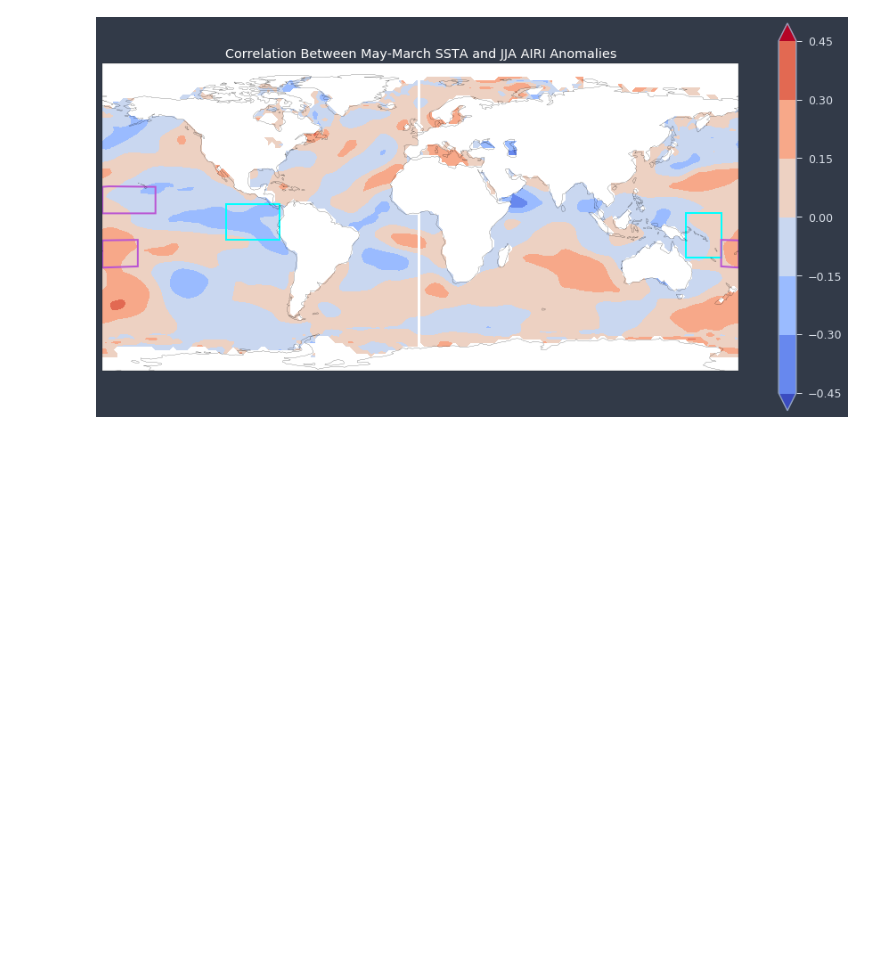
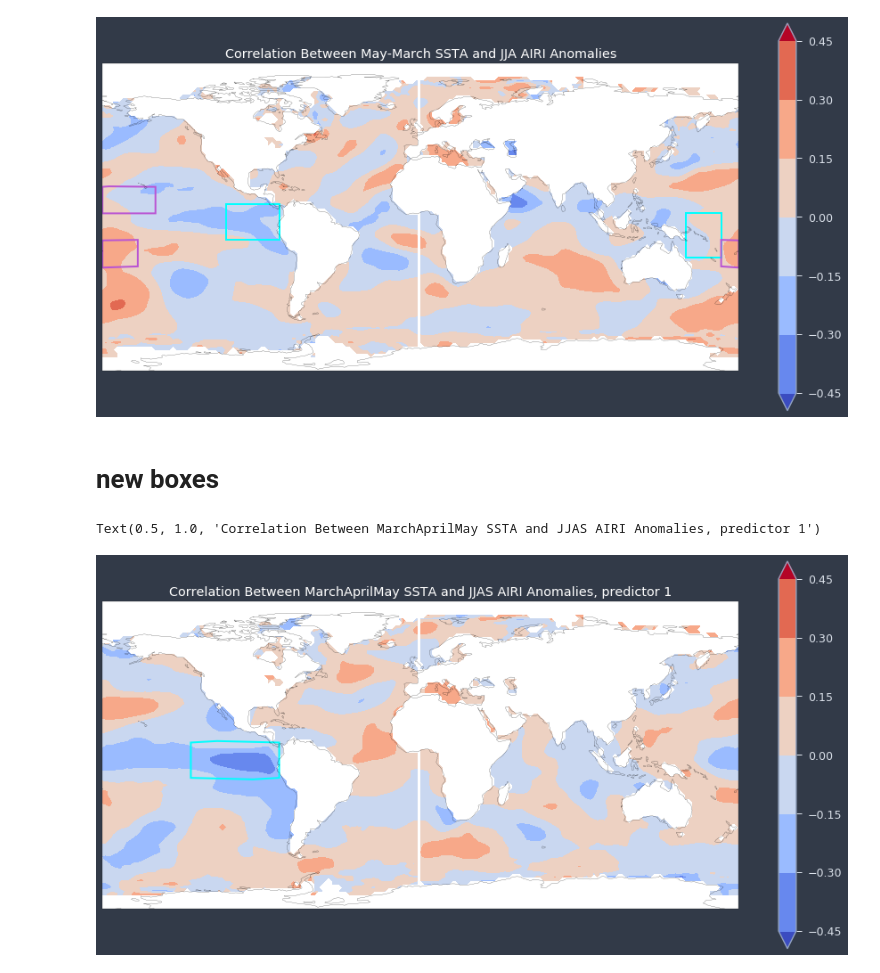
Before and after one commit to medhap02/AllIndiaRainfall, a Jupyter notebook: src/SSTcorrelationsRandom25Removed.ipynb, the cells around one changed output. Drawn from its saved outputs; the diff is of its cells as text; code cells hidden in the pictures; blank space fills up the shorter version.

Commit message:
possible sst boxes

```diff
--- a/src/SSTcorrelationsRandom25Removed.ipynb
+++ b/src/SSTcorrelationsRandom25Removed.ipynb
@@ -457,3 +457,16 @@ plt.title('Correlation Between May-March SSTA and JJA AIRI Anomalies', color = '
 # %% [output]
 Text(0.5, 1.0, 'Correlation Between May-March SSTA and JJA AIRI Anomalies')
 [figure]
+# %% [markdown]
+# new boxes
+# %%
+sst_mam_r = correlation(ssta_mam,precipa_jjas,dims='time')
+ax = plt.axes(projection=ccrs.PlateCarree())
+sst_mam_r.plot.contourf(cmap='coolwarm', extend='both')
+ax.coastlines()
+ax.add_patch(mpatches.Rectangle(xy=[-130,-10], width=50, height=20, facecolor=None, edgecolor='aqua', fill = False, linewidth = 2, transform=ccrs.Geodetic()))
+#(10s-10n, 130-80w)
+plt.title('Correlation Between MarchAprilMay SSTA and JJAS AIRI Anomalies, predictor 1', color = 'white')
+# %% [output]
+Text(0.5, 1.0, 'Correlation Between MarchAprilMay SSTA and JJAS AIRI Anomalies, predictor 1')
+[figure, added]
```
Also changed, not shown: parts of 1 cell of this notebook.
